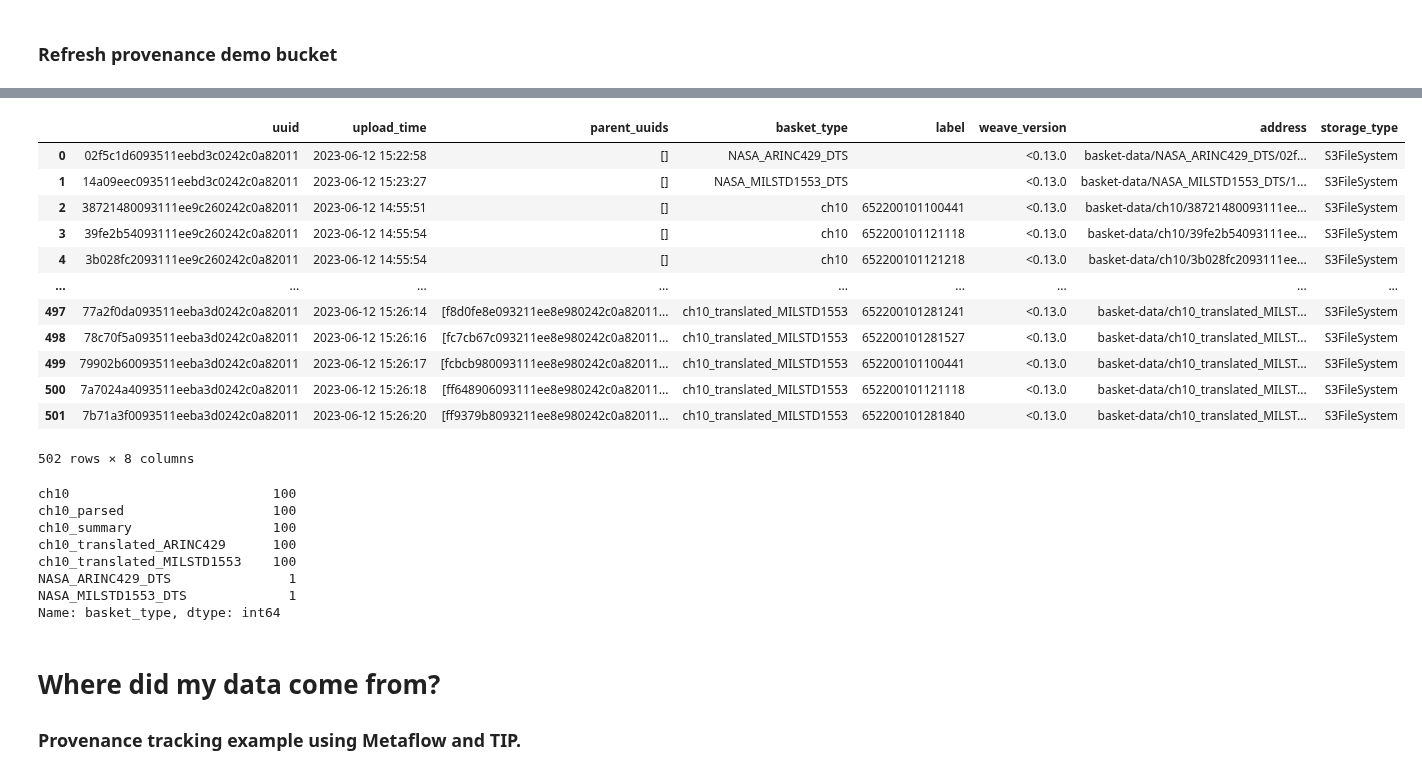
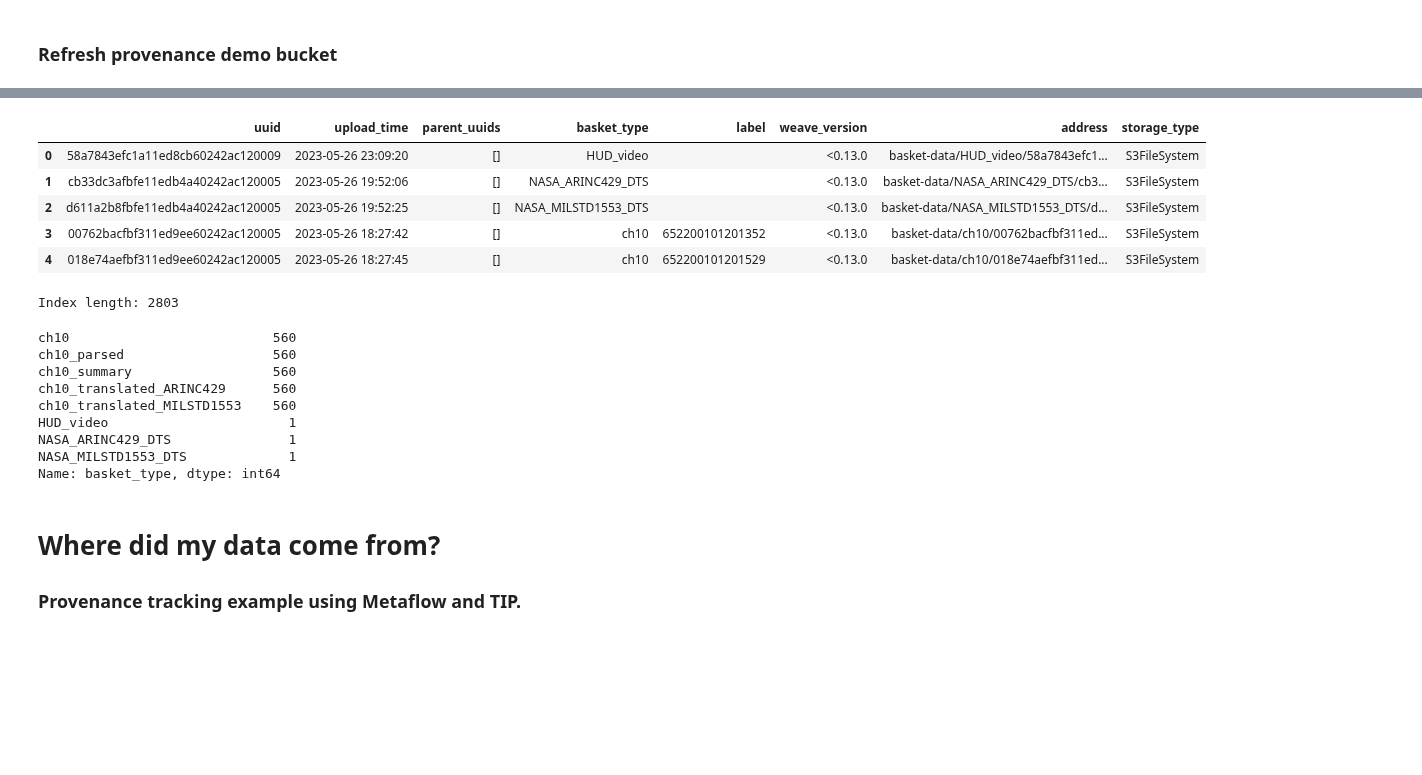
Before and after one commit to 309thEDDGE/opal, a Jupyter notebook: demo-notebooks/extract_transform_load_demo.ipynb, the cells around one changed output, grey strips where cells are left out. Saved outputs shown, nothing was run; the diff lists cells and outputs as text; code cells hidden in the pictures; blank space fills up the shorter version.

Commit message:
still debugging tip_parse call

```diff
--- a/demo-notebooks/extract_transform_load_demo.ipynb
+++ b/demo-notebooks/extract_transform_load_demo.ipynb
@@ -50,41 +50,37 @@ weave.upload.UploadBasket(
 # %%
 # Create a pantry
 pantry = weave.Pantry(
     weave.IndexPandas,
     pantry_path="basket-data",
     file_system=s3,
 )
 
 # Ensure the index is up to date, then get the pandas df representation.
 index = pantry.index
 index.generate_index()
-index_df = index.to_pandas_df()
-index_df
+index_df = index.to_pandas_df(max_rows=5000)
+index_df.head()
 # %% [output]
 |  | uuid | upload_time | parent_uuids | basket_type | label | weave_version | address | storage_type |
-| 0 | 02f5c1d6093511eebd3c0242c0a82011 | 2023-06-12 15:22:58 | [] | NASA_ARINC429_DTS |  | <0.13.0 | basket-data/NASA_ARINC429_DTS/02f... | S3FileSystem |
-| 1 | 14a09eec093511eebd3c0242c0a82011 | 2023-06-12 15:23:27 | [] | NASA_MILSTD1553_DTS |  | <0.13.0 | basket-data/NASA_MILSTD1553_DTS/1... | S3FileSystem |
-| 2 | 38721480093111ee9c260242c0a82011 | 2023-06-12 14:55:51 | [] | ch10 | 652200101100441 | <0.13.0 | basket-data/ch10/38721480093111ee... | S3FileSystem |
-| 3 | 39fe2b54093111ee9c260242c0a82011 | 2023-06-12 14:55:54 | [] | ch10 | 652200101121118 | <0.13.0 | basket-data/ch10/39fe2b54093111ee... | S3FileSystem |
-| 4 | 3b028fc2093111ee9c260242c0a82011 | 2023-06-12 14:55:54 | [] | ch10 | 652200101121218 | <0.13.0 | basket-data/ch10/3b028fc2093111ee... | S3FileSystem |
-| ... | ... | ... | ... | ... | ... | ... | ... | ... |
-| 497 | 77a2f0da093511eeba3d0242c0a82011 | 2023-06-12 15:26:14 | [f8d0fe8e093211ee8e980242c0a82011... | ch10_translated_MILSTD1553 | 652200101281241 | <0.13.0 | basket-data/ch10_translated_MILST... | S3FileSystem |
-| 498 | 78c70f5a093511eeba3d0242c0a82011 | 2023-06-12 15:26:16 | [fc7cb67c093211ee8e980242c0a82011... | ch10_translated_MILSTD1553 | 652200101281527 | <0.13.0 | basket-data/ch10_translated_MILST... | S3FileSystem |
-| 499 | 79902b60093511eeba3d0242c0a82011 | 2023-06-12 15:26:17 | [fcbcb980093111ee8e980242c0a82011... | ch10_translated_MILSTD1553 | 652200101100441 | <0.13.0 | basket-data/ch10_translated_MILST... | S3FileSystem |
-| 500 | 7a7024a4093511eeba3d0242c0a82011 | 2023-06-12 15:26:18 | [ff648906093111ee8e980242c0a82011... | ch10_translated_MILSTD1553 | 652200101121118 | <0.13.0 | basket-data/ch10_translated_MILST... | S3FileSystem |
-| 501 | 7b71a3f0093511eeba3d0242c0a82011 | 2023-06-12 15:26:20 | [ff9379b8093211ee8e980242c0a82011... | ch10_translated_MILSTD1553 | 652200101281840 | <0.13.0 | basket-data/ch10_translated_MILST... | S3FileSystem |
+| 0 | 58a7843efc1a11ed8cb60242ac120009 | 2023-05-26 23:09:20 | [] | HUD_video |  | <0.13.0 | basket-data/HUD_video/58a7843efc1... | S3FileSystem |
+| 1 | cb33dc3afbfe11edb4a40242ac120005 | 2023-05-26 19:52:06 | [] | NASA_ARINC429_DTS |  | <0.13.0 | basket-data/NASA_ARINC429_DTS/cb3... | S3FileSystem |
+| 2 | d611a2b8fbfe11edb4a40242ac120005 | 2023-05-26 19:52:25 | [] | NASA_MILSTD1553_DTS |  | <0.13.0 | basket-data/NASA_MILSTD1553_DTS/d... | S3FileSystem |
+| 3 | 00762bacfbf311ed9ee60242ac120005 | 2023-05-26 18:27:42 | [] | ch10 | 652200101201352 | <0.13.0 | basket-data/ch10/00762bacfbf311ed... | S3FileSystem |
+| 4 | 018e74aefbf311ed9ee60242ac120005 | 2023-05-26 18:27:45 | [] | ch10 | 652200101201529 | <0.13.0 | basket-data/ch10/018e74aefbf311ed... | S3FileSystem |
-502 rows × 8 columns
 # %%
+print(f"Index length: {len(index)}")
 index_df.basket_type.value_counts()
 # %% [output]
-ch10                          100
-ch10_parsed                   100
-ch10_summary                  100
-ch10_translated_ARINC429      100
-ch10_translated_MILSTD1553    100
-NASA_ARINC429_DTS               1
-NASA_MILSTD1553_DTS             1
-Name: basket_type, dtype: int64
+Index length: 2803
+ch10                          560
+ch10_parsed                   560
+ch10_summary                  560
+ch10_translated_ARINC429      560
+ch10_translated_MILSTD1553    560
+HUD_video                       1
+NASA_ARINC429_DTS               1
+NASA_MILSTD1553_DTS             1
+Name: basket_type, dtype: int64
 # %% [markdown]
 # Where did my data come from?
 
```
Also changed, not shown: parts of 7 cells of this notebook, 1 other file.
